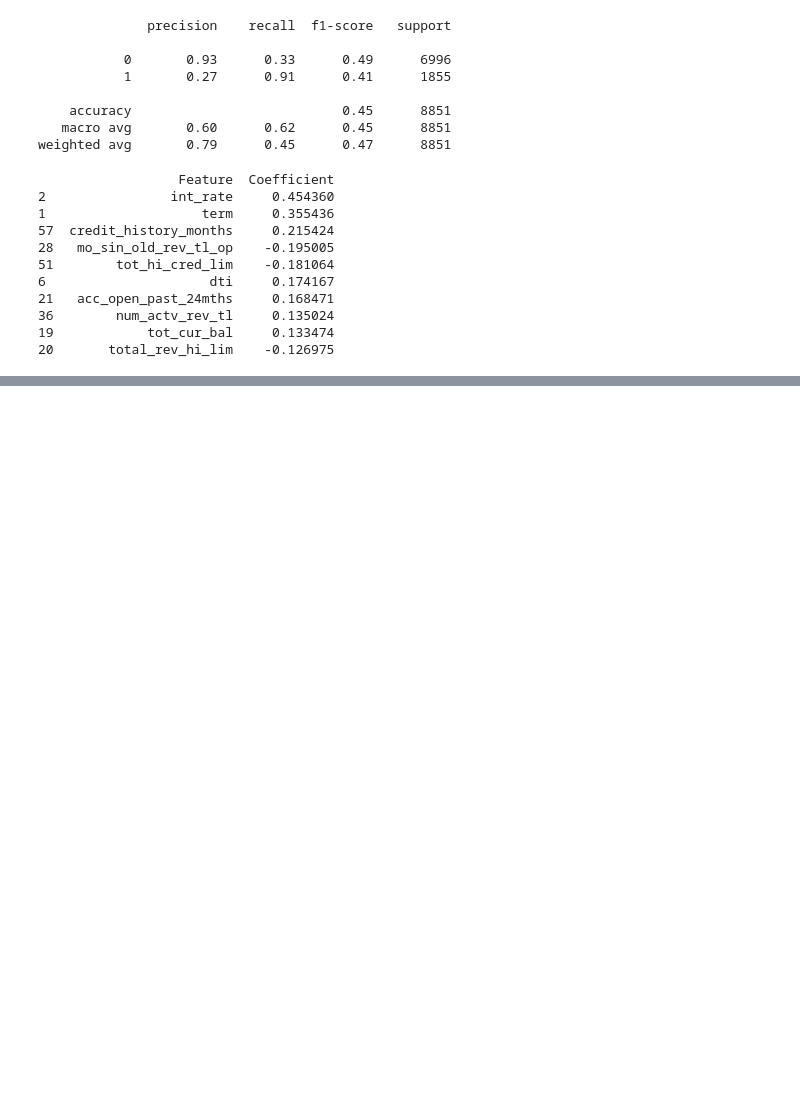
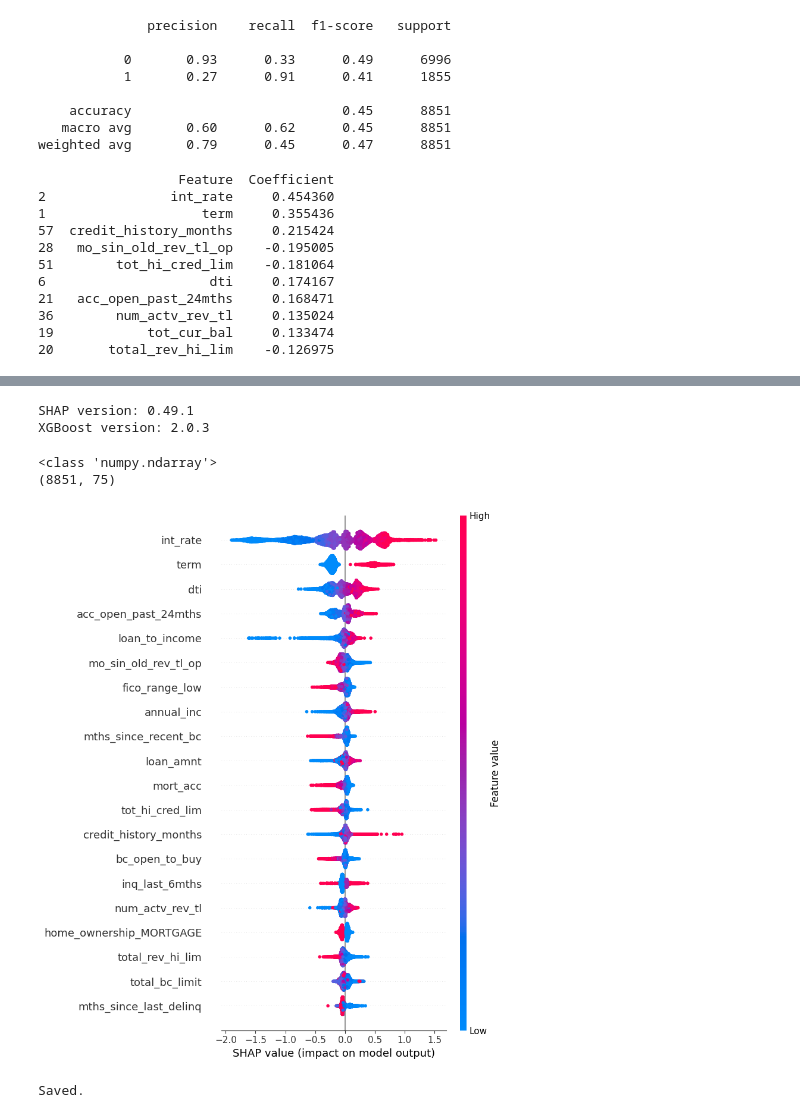
Before and after one commit to arhamelaskar21/credit-risk-intelligence, a Jupyter notebook: credit-risk-system/notebooks/02_modeling.ipynb, the cells around one changed output, grey strips where cells are left out. Saved outputs shown, nothing was run; the diff lists cells and outputs as text; code cells hidden in the pictures; blank space fills up the shorter version.

```diff
--- a/credit-risk-system/notebooks/02_modeling.ipynb
+++ b/credit-risk-system/notebooks/02_modeling.ipynb
@@ -261,0 +266,4 @@ print(top_10[["Feature", "Coefficient"]])
+# %%
+from xgboost import XGBClassifier
+model = XGBClassifier(random_state = 42, eval_metric = 'logloss', scale_pos_weight=3.77)
+model.fit(X_train, y_train)
@@ -261,0 +298,4 @@ print(top_10[["Feature", "Coefficient"]])
+# %%
+from xgboost import XGBClassifier
+model = XGBClassifier(random_state = 42, eval_metric = 'logloss', scale_pos_weight=3.77, n_estimators = 300, max_depth = 4, learning_rate = 0.1, subsample = 0.8)
+model.fit(X_train, y_train)
@@ -261,0 +330,4 @@ print(top_10[["Feature", "Coefficient"]])
+# %%
+from xgboost import XGBClassifier
+model = XGBClassifier(random_state = 42, eval_metric = 'logloss', scale_pos_weight=4.5, n_estimators = 300, max_depth = 4, learning_rate = 0.1, subsample = 0.8, colsample_bytree = 0.8)
+model.fit(X_train, y_train)
@@ -261,0 +362,29 @@ print(top_10[["Feature", "Coefficient"]])
+# %%
+import shap
+import xgboost
+print("SHAP version:", shap.__version__)
+print("XGBoost version:", xgboost.__version__)
+# %% [output]
+SHAP version: 0.49.1
+XGBoost version: 2.0.3
+# %%
+import shap
+explainer = shap.TreeExplainer(model)
+shap_values = explainer.shap_values(X_test)
+print(type(shap_values))
+print(shap_values.shape)
+# %% [output]
+<class 'numpy.ndarray'>
+(8851, 75)
+# %%
+shap.summary_plot(shap_values, X_test, feature_names=X_test.columns)
+# %% [output]
+[figure, added]
+# %%
+import matplotlib.pyplot as plt
+shap.summary_plot(shap_values, X_test, feature_names=X_test.columns, show=False)
+plt.savefig(r'..\..\credit-risk-system\notebooks\shap_summary.png', dpi=150, bbox_inches='tight')
+plt.close()
+print("Saved.")
+# %% [output]
+Saved.
```
Also changed, not shown: parts of 11 cells of this notebook, 5 other files.
